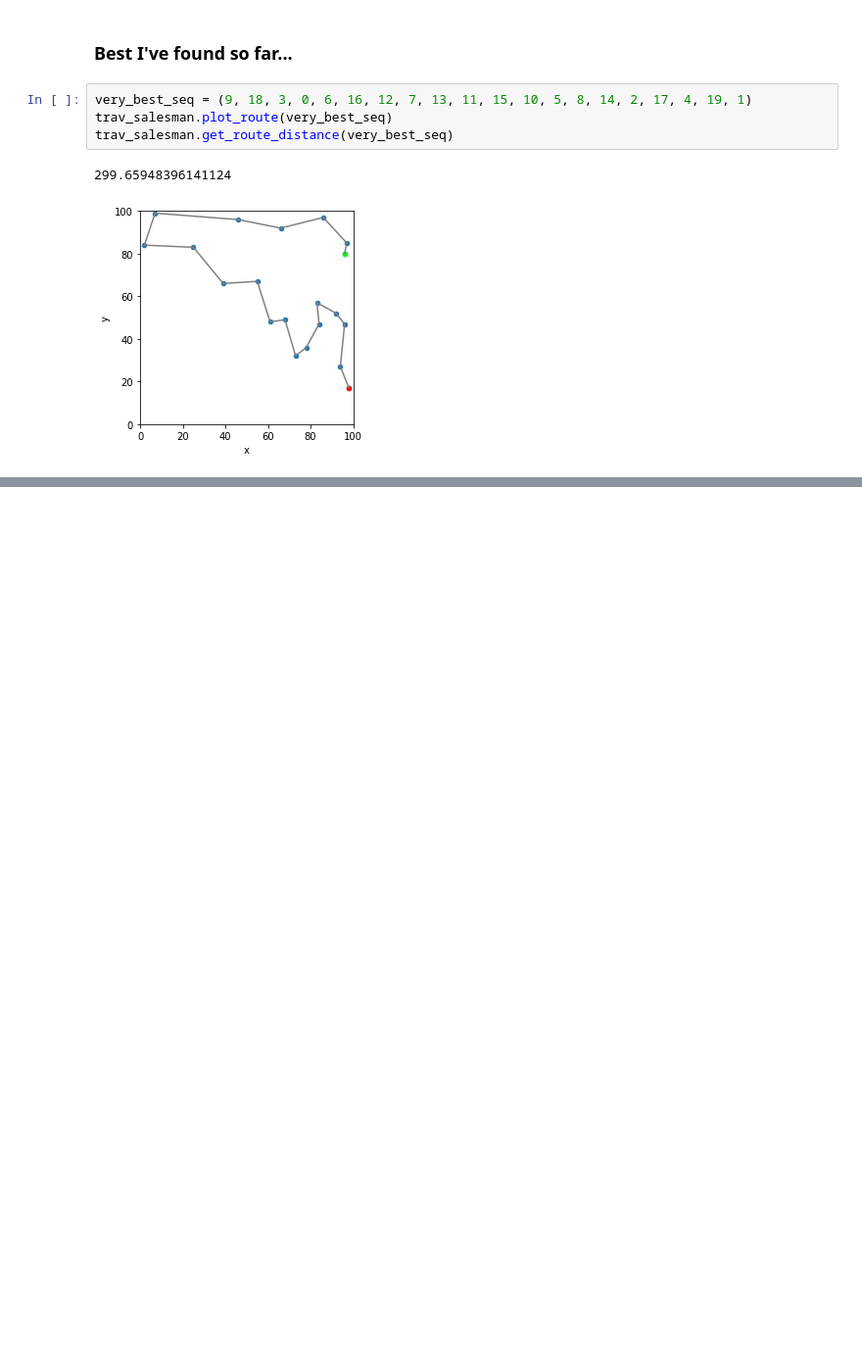
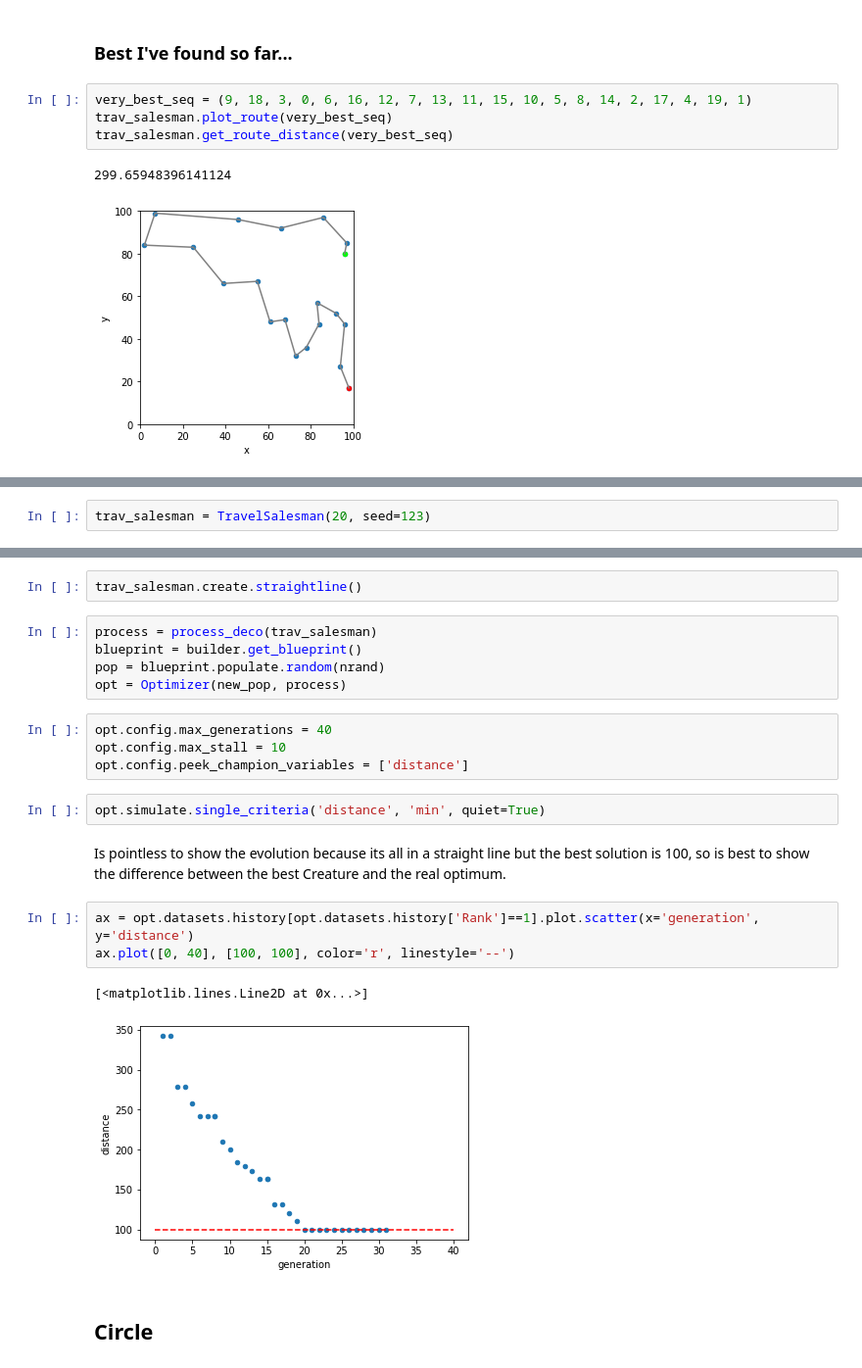
Before and after one commit to vczoni/lamarck, a Jupyter notebook: docs/examples/notebooks/travelling_salesman.ipynb, the cells around one changed output, grey strips where cells are left out. Shown: that part at 98% size. Saved outputs shown, nothing was run; the diff lists cells and outputs as text; blank space fills up the shorter version.

Commit message:
Minor README revision; Changed the TravelSalesman class: now it can arrange the cities in a straight line or in a circle; Added the optimization of cicle-arranged cities to the README.

```diff
--- a/docs/examples/notebooks/travelling_salesman.ipynb
+++ b/docs/examples/notebooks/travelling_salesman.ipynb
@@ -190,0 +196,2 @@ trav_salesman.get_route_distance(very_best_seq)
+# %%
+trav_salesman = TravelSalesman(20, seed=123)
@@ -190,0 +200,23 @@ trav_salesman.get_route_distance(very_best_seq)
+# %%
+trav_salesman.create.straightline()
+# %%
+process = process_deco(trav_salesman)
+blueprint = builder.get_blueprint()
+pop = blueprint.populate.random(nrand)
+opt = Optimizer(new_pop, process)
+# %%
+opt.config.max_generations = 40
+opt.config.max_stall = 10
+opt.config.peek_champion_variables = ['distance']
+# %%
+opt.simulate.single_criteria('distance', 'min', quiet=True)
+# %% [markdown]
+Is pointless to show the evolution because its all in a straight line but the best solution is 100, so is best to show the difference between the best Creature and the real optimum.
+# %%
+ax = opt.datasets.history[opt.datasets.history['Rank']==1].plot.scatter(x='generation', y='distance')
+ax.plot([0, 40], [100, 100], color='r', linestyle='--')
+# %% [output]
+[<matplotlib.lines.Line2D at 0x...>]
+[figure, added]
+# %% [markdown]
+## Circle
```
Also changed, not shown: parts of 18 cells of this notebook, 5 other files.
